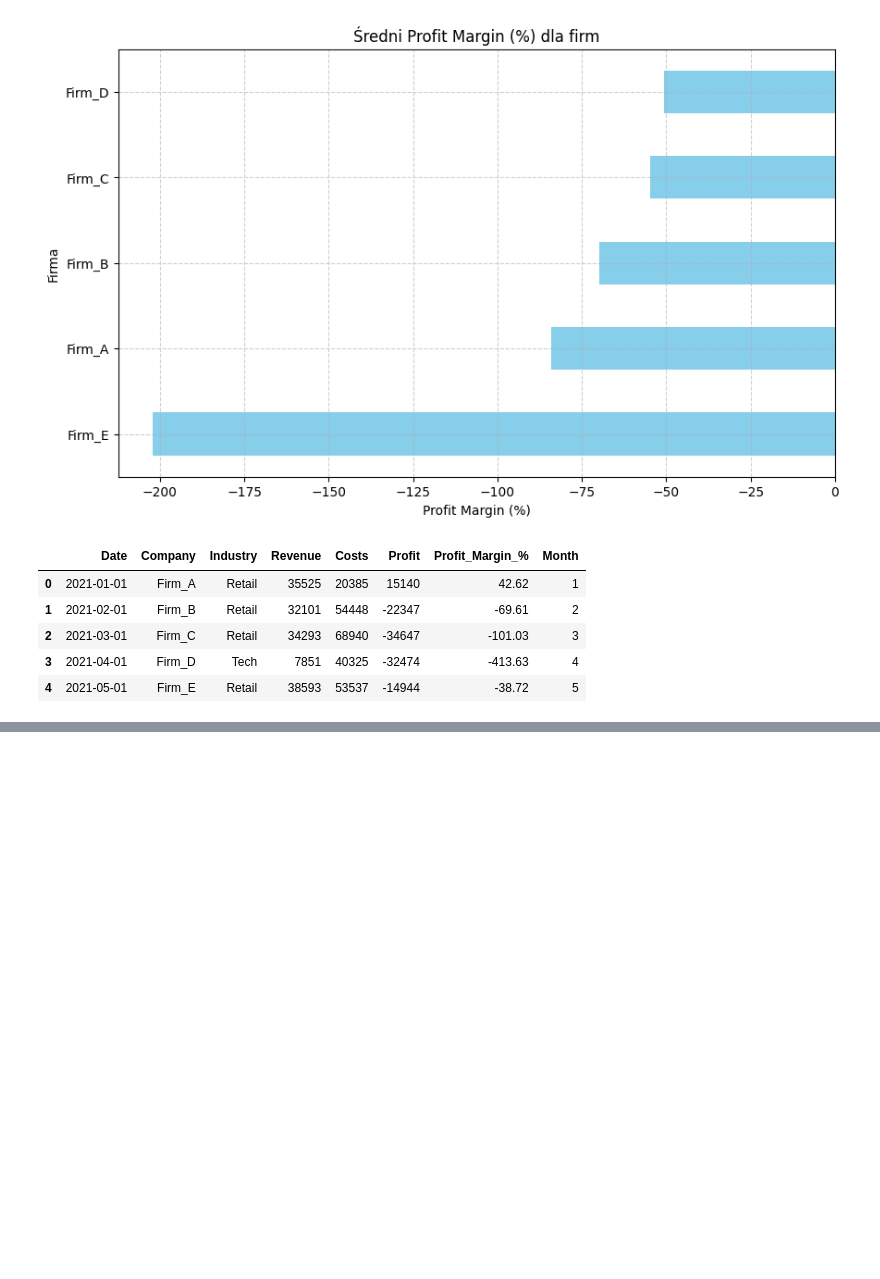
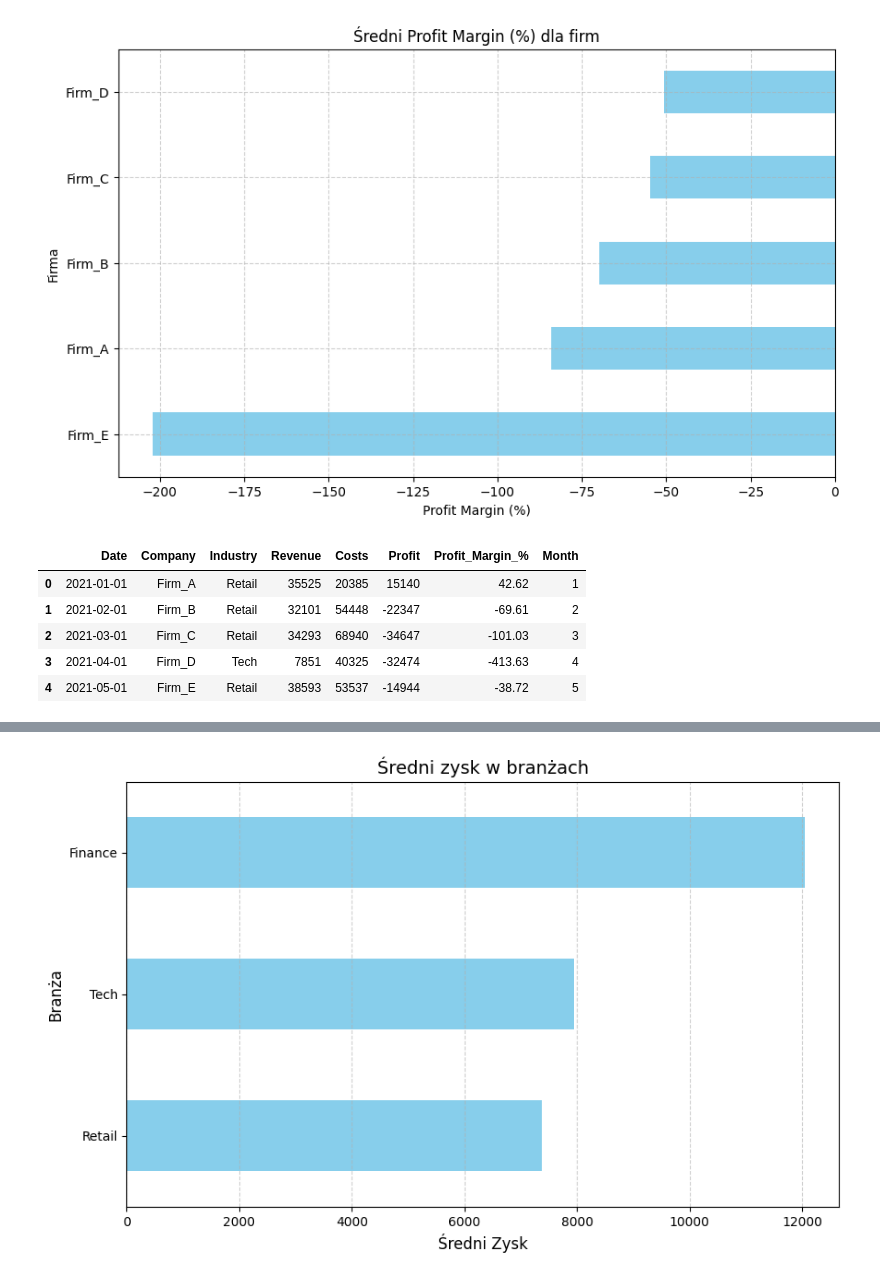
Before and after one commit to HMurawski/dump, a Jupyter notebook: dump_learning/300125/32.ipynb, the cells around one changed output, grey strips where cells are left out. Drawn from its saved outputs; the diff is of its cells as text; code cells hidden in the pictures; blank space fills up the shorter version.

```diff
--- a/dump_learning/300125/32.ipynb
+++ b/dump_learning/300125/32.ipynb
@@ -109,0 +118,12 @@ Name: Profit, dtype: float64
+# %%
+plt.figure(figsize=(10, 6))
+df_avg_profit.groupby("Industry")["Avg Profit"].mean().sort_values().plot(kind="barh", color="skyblue")
+
+plt.title("Średni zysk w branżach", fontsize=14)
+plt.xlabel("Średni Zysk", fontsize=12)
+plt.ylabel("Branża", fontsize=12)
+plt.grid(axis="x", linestyle="--", alpha=0.6)
+
+plt.show()
+# %% [output]
+[figure, added]
```
Also changed, not shown: parts of 3 cells of this notebook, 1 other file.
